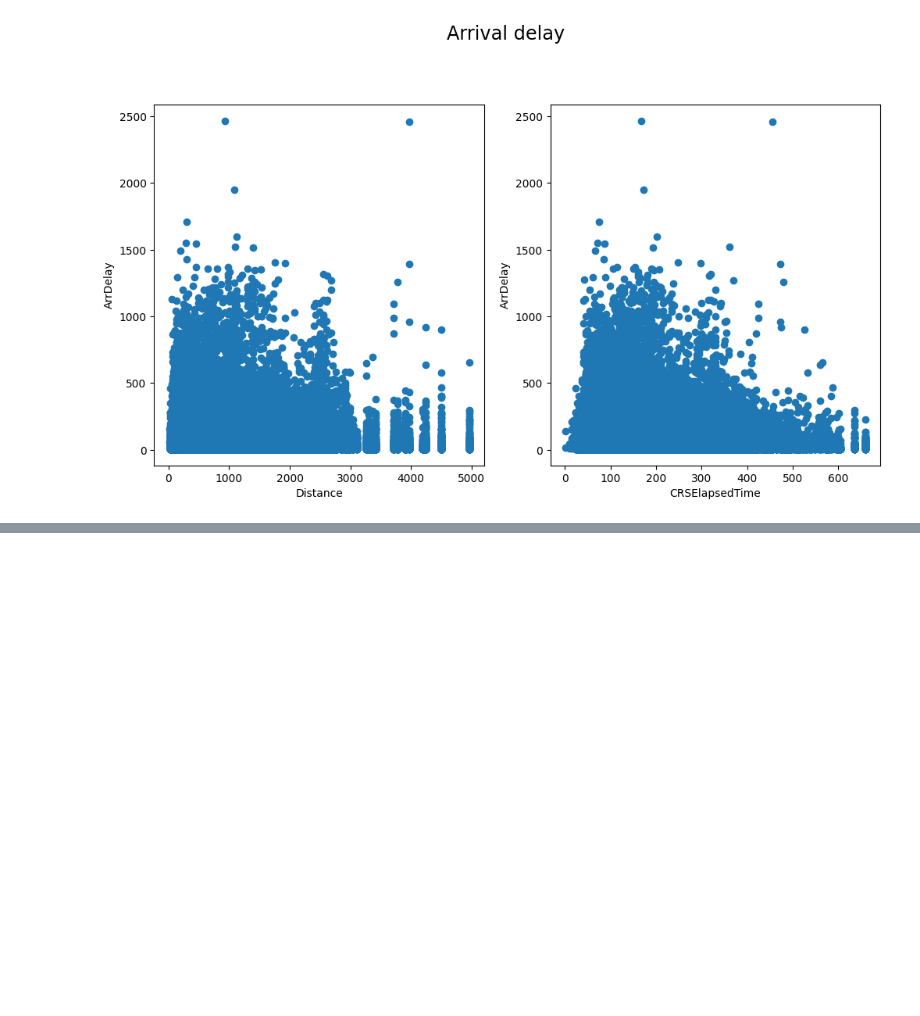
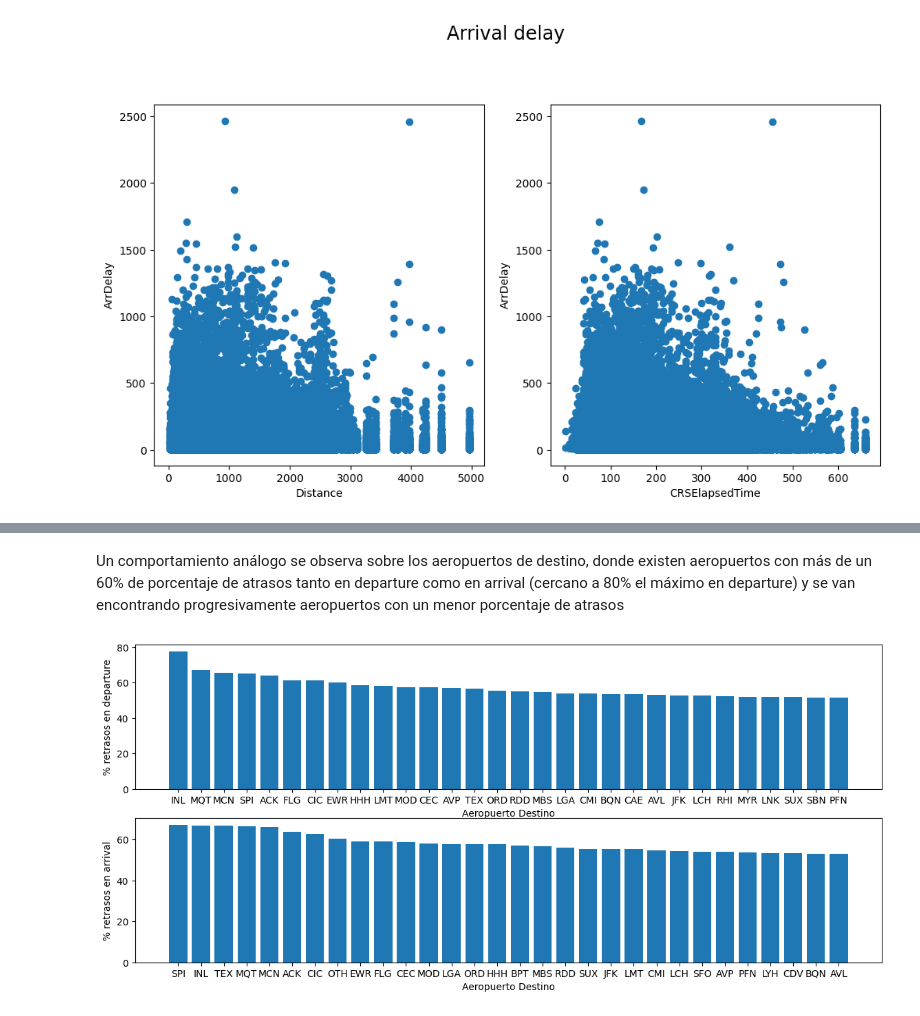
Before and after one commit to DiegoLeonG96/proyecto-pydatascience-udd, a Jupyter notebook: 03_Visualizaciones.ipynb, the cells around one changed output, grey strips where cells are left out. Saved outputs shown, nothing was run; the diff lists cells and outputs as text; code cells hidden in the pictures; blank space fills up the shorter version.

```diff
--- a/03_Visualizaciones.ipynb
+++ b/03_Visualizaciones.ipynb
@@ -250,0 +296,6 @@ Text(0.5, 1.05, 'Arrival delay')
+# %% [markdown]
+Un comportamiento análogo se observa sobre los aeropuertos de destino, donde existen aeropuertos con más de un 60% de porcentaje de atrasos tanto en departure como en arrival (cercano a 80% el máximo en departure) y se van encontrando progresivamente aeropuertos con un menor porcentaje de atrasos
+# %%
+data_agg = airports_plot("Dest", "Aeropuerto Destino")
+# %% [output]
+[figure, added]
```
Also changed, not shown: parts of 7 cells of this notebook.
